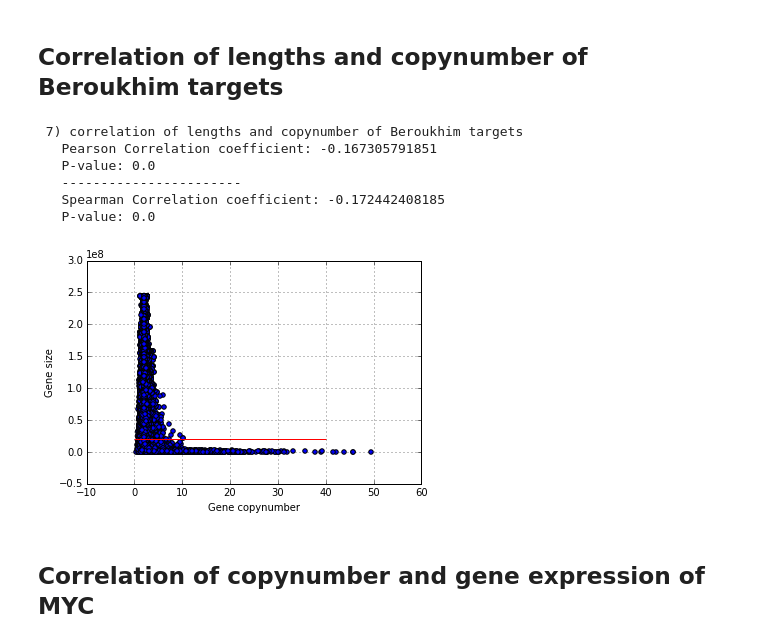
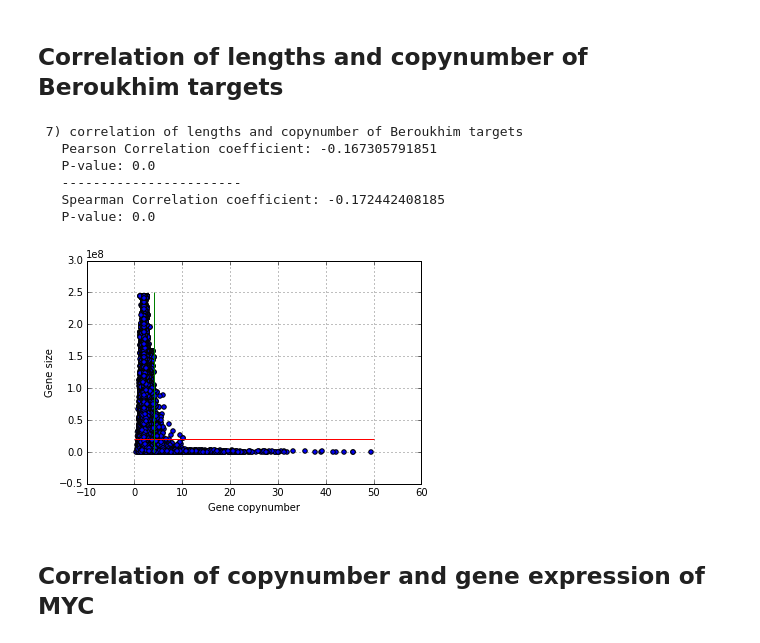
Before and after one commit to BioXiao/TCGA_analysis, a Jupyter notebook: PanCancer_TCGA_analysis_focal_statistics.ipynb, the cells around one changed output. Saved outputs shown, nothing was run; the diff lists cells and outputs as text; code cells hidden in the pictures.

Commit message:
Update Image output of Analysis Notebooks

```diff
--- a/PanCancer_TCGA_analysis_focal_statistics.ipynb
+++ b/PanCancer_TCGA_analysis_focal_statistics.ipynb
@@ -304,35 +304,37 @@ for sample in samples.values():
       else:
          copynumber = "n/a"
       if copynumber != "n/a" and size != None:
          gene_copynumber.append(copynumber)
          gene_size.append(size)
 
 gene_copynumber_tuple={'Gene copynumber': gene_copynumber,'Gene size': gene_size}
 gene_copynumber_size=pandas.DataFrame(gene_copynumber_tuple)
 fig_correlation= gene_copynumber_size.plot(kind='scatter', x='Gene copynumber', y='Gene size')
-plt.hlines(y=20000000, xmin=0, xmax=40, color='r')
+plt.hlines(y=20000000, xmin=0, xmax=50, color='r')
+plt.vlines(x=4, ymin=0, ymax=250000000, color='g')
+
 output1=fig_correlation.get_figure()
 #plt.show()
 output1.savefig('PanCancer_copynumber_vs_size_beroukhim_targets.png', dpi=200)
 corr_coeff, p_value = scipy.stats.pearsonr(gene_copynumber,gene_size)
 corr_coeff_spear, p_value_spear = scipy.stats.spearmanr(gene_copynumber,gene_size)
 
 
 print ""
 print " 7) correlation of lengths and copynumber of Beroukhim targets"
 print "   Pearson Correlation coefficient: "+str(corr_coeff)
 print "   P-value: "+str(p_value)
 print "   -----------------------"
 print "   Spearman Correlation coefficient: "+str(corr_coeff_spear)
 print "   P-value: "+str(p_value_spear)
 # %% [output]
  7) correlation of lengths and copynumber of Beroukhim targets
    Pearson Correlation coefficient: -0.167305791851
    P-value: 0.0
    -----------------------
    Spearman Correlation coefficient: -0.172442408185
    P-value: 0.0
-[figure, old version]
+[figure, new version]
 # %% [markdown]
 ## Correlation of copynumber and gene expression of MYC
 # %%
```
Also changed, not shown: 2 other files.
